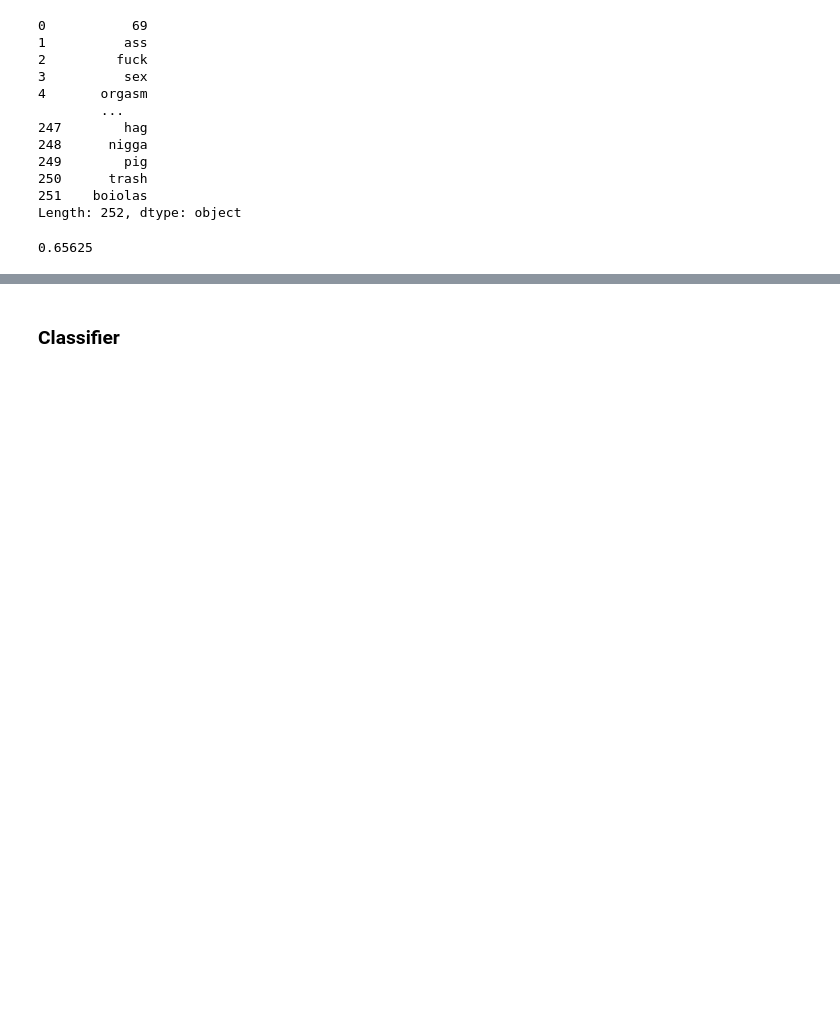
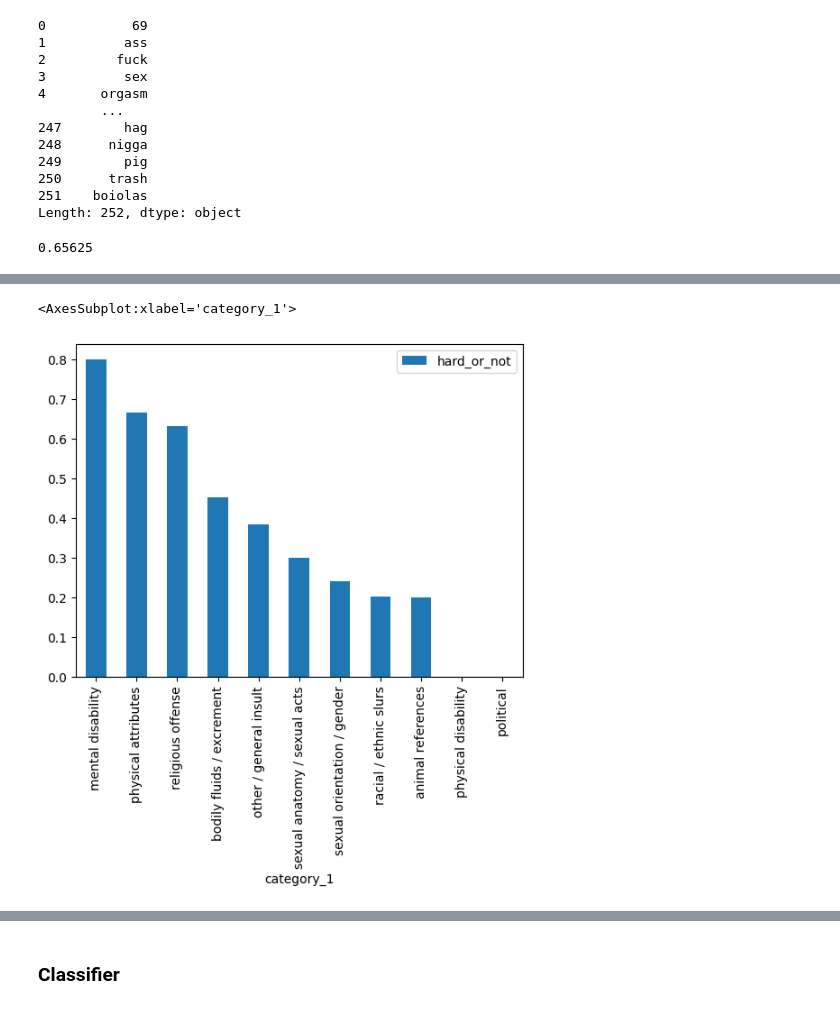
Before and after one commit to BillWang04/swear_word_analysis, a Jupyter notebook: analysis.ipynb, the cells around one changed output, grey strips where cells are left out. Saved outputs shown, nothing was run; the diff lists cells and outputs as text; code cells hidden in the pictures; blank space fills up the shorter version.

```diff
--- a/analysis.ipynb
+++ b/analysis.ipynb
@@ -155,0 +160,5 @@ profanity[['severity_description', 'text']].groupby('severity_description').coun
+# %%
+profanity.groupby('category_1')[['hard_or_not']].mean().sort_values('hard_or_not', ascending = False).plot(kind = 'bar')
+# %% [output]
+<AxesSubplot:xlabel='category_1'>
+[figure, added]
```
Also changed, not shown: parts of 31 cells of this notebook, 1 other file.
